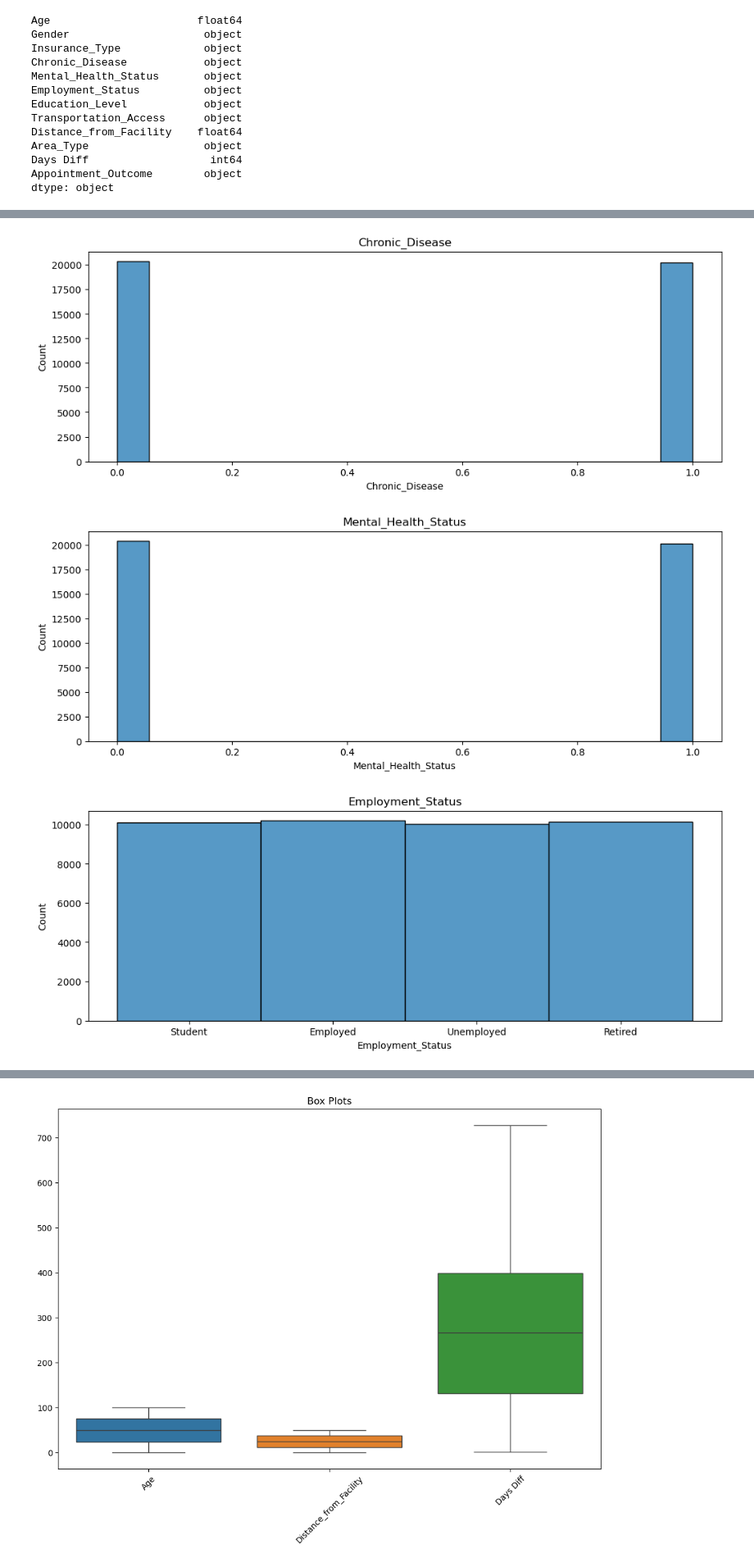
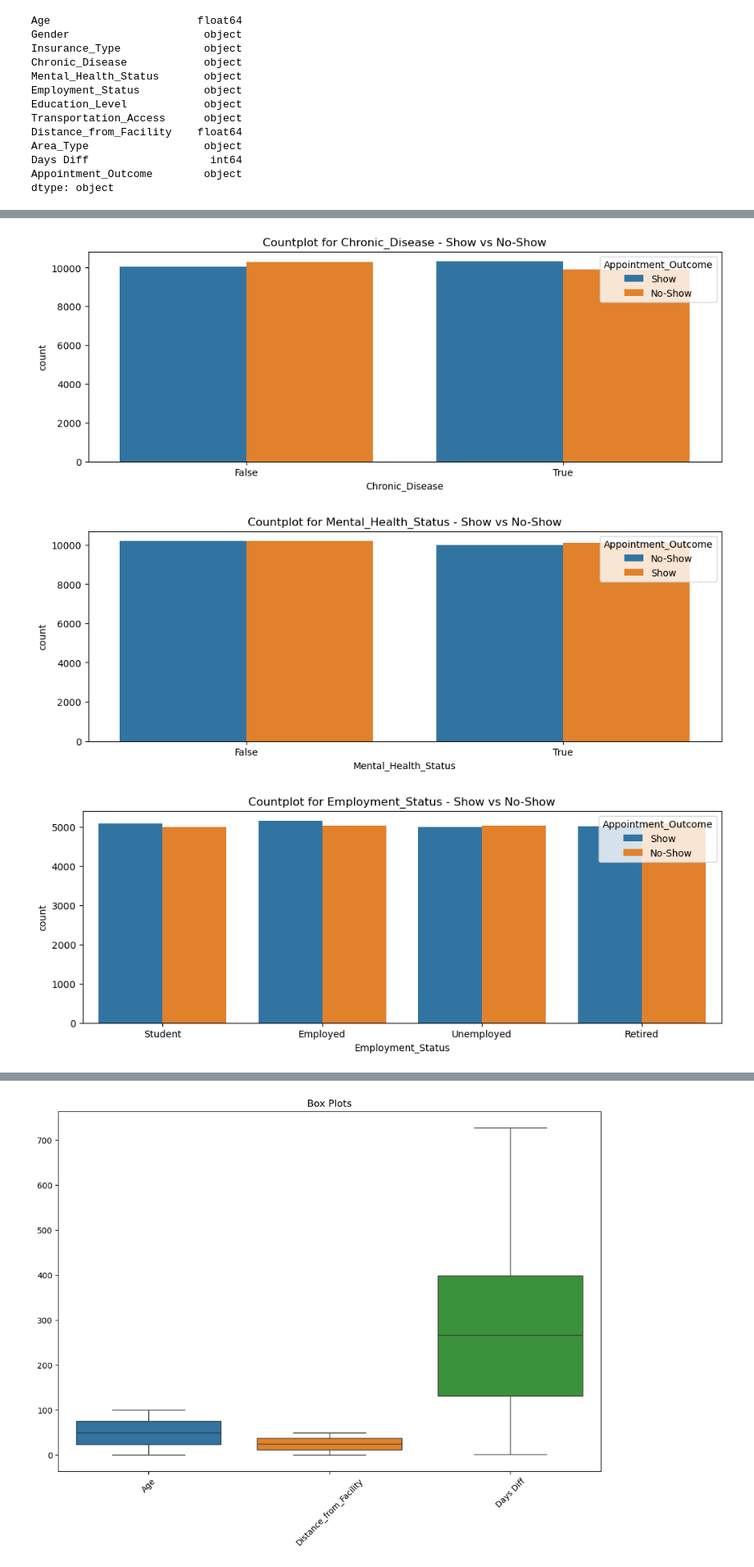
Before and after one commit to aconde11/final-project, a Jupyter notebook: Data_Clean+Explore.ipynb, the cells around one changed output, grey strips where cells are left out. Shown at 82% size. Cells and saved outputs as stored; diff of their text form; code cells hidden in the pictures.

```diff
--- a/Data_Clean+Explore.ipynb
+++ b/Data_Clean+Explore.ipynb
@@ -162,9 +159,17 @@ Appointment_Outcome        object
 dtype: object
 # %%
 # Really evenly distributed data. Exception: About a 30% drop for patients around age 50.
-for column in noshow_df:
-    plt.figure(figsize=(12,4))
-    sns.histplot(data=noshow_df[column])
-    plt.title(f'{column}')
-    plt.show()
+for column in noshow_df.columns:
+    # Check if the column is numeric (int or float)
+    if pd.api.types.is_numeric_dtype(noshow_df[column]):
+        plt.figure(figsize=(12, 4))
+        sns.histplot(data=noshow_df, x=column, hue="Appointment_Outcome", multiple="dodge", kde=True)
+        plt.title(f'Histogram for {column} - Show vs No-Show')
+        plt.show()
+    else:
+        # Handle categorical variables with countplot
+        plt.figure(figsize=(12, 4))
+        sns.countplot(data=noshow_df, x=column, hue="Appointment_Outcome")
+        plt.title(f'Countplot for {column} - Show vs No-Show')
+        plt.show()
 # %% [output]
@@ -174,3 +179,3 @@ for column in noshow_df:
-[figure, old version]
+[figure, new version]
-[figure, old version]
+[figure, new version]
-[figure, old version]
+[figure, new version]
```
Also changed, not shown: parts of 15 cells of this notebook, 2 other files.
